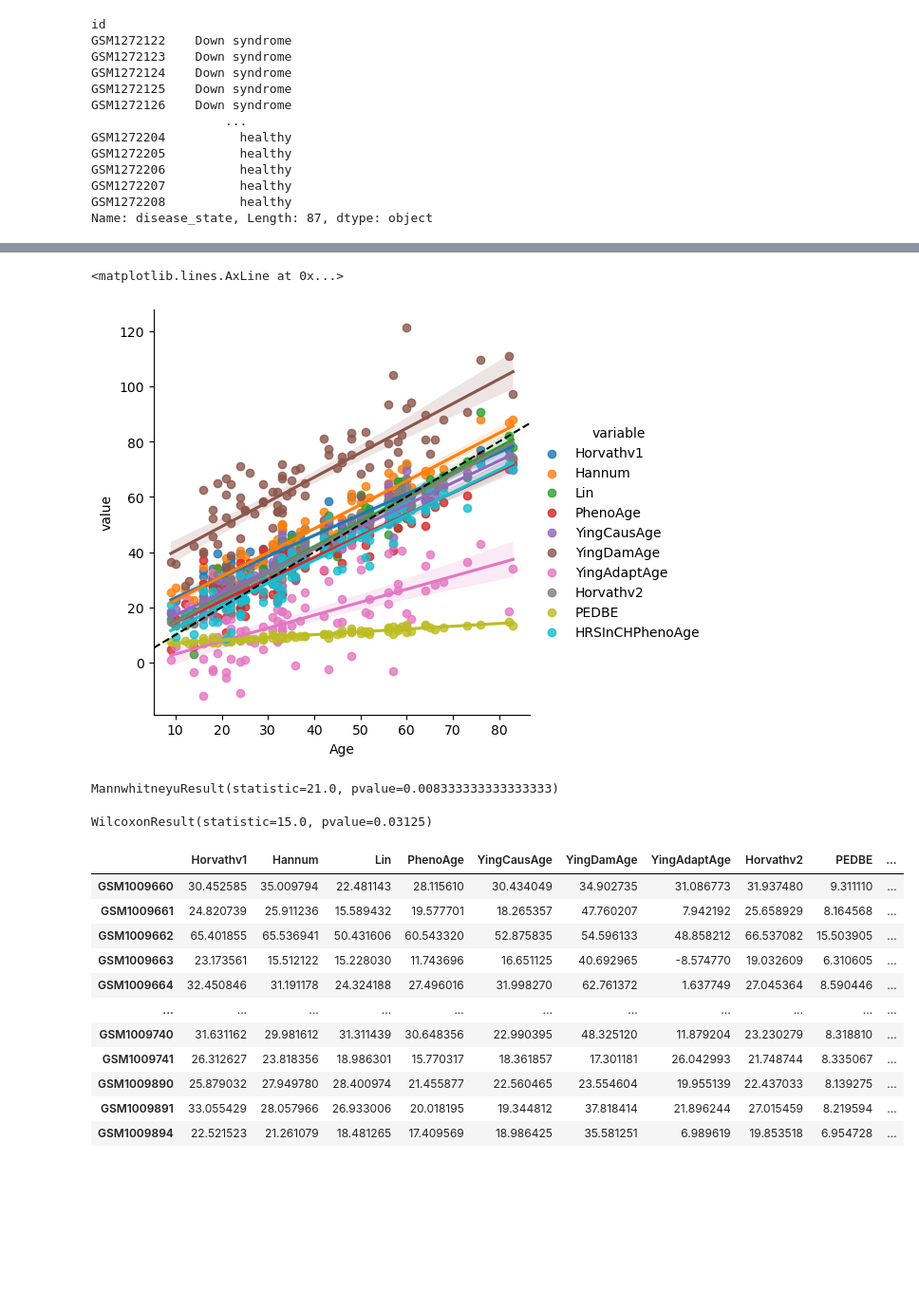
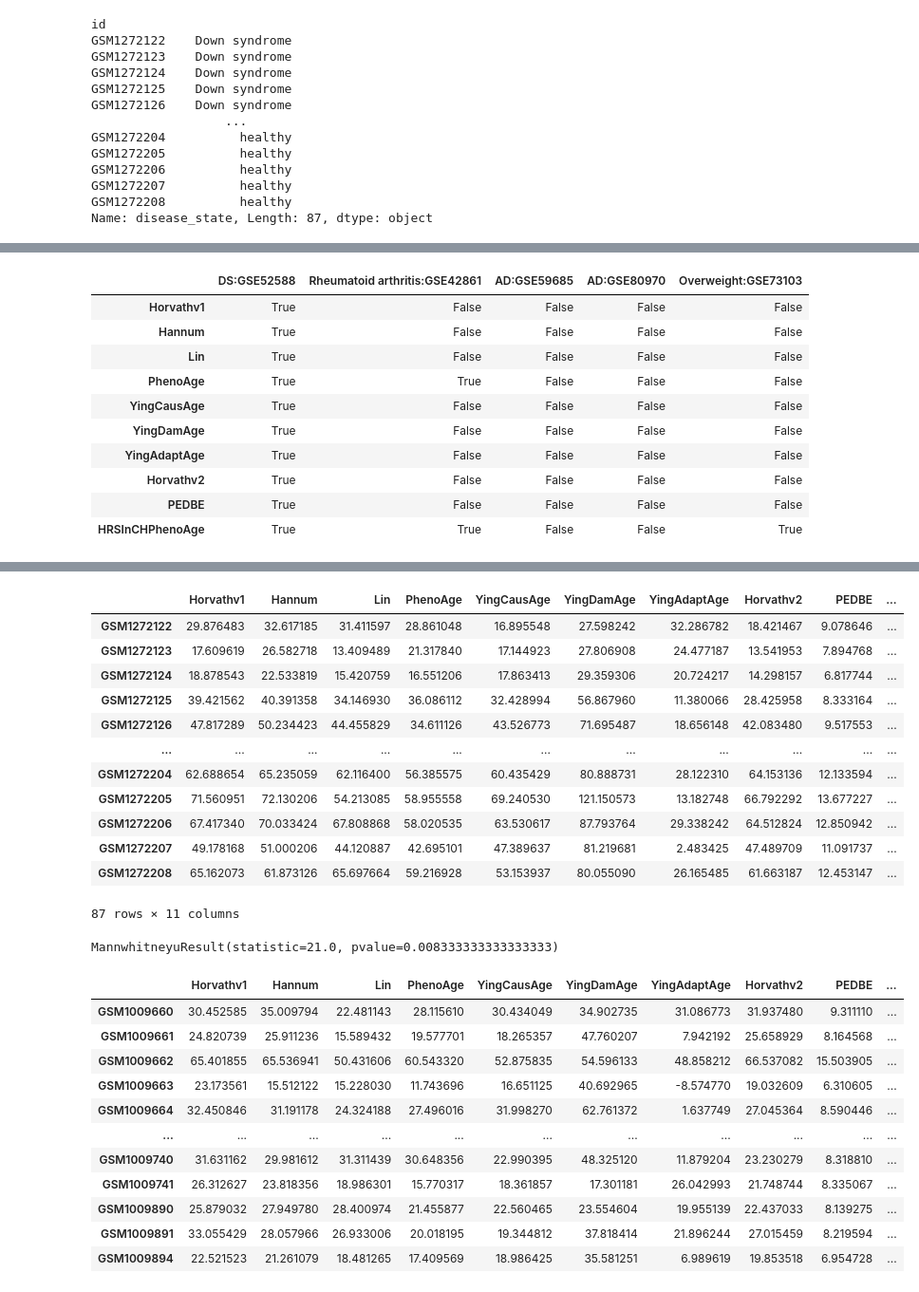
Before and after one commit to ComputationalAgingLab/ComputAge, a Jupyter notebook: benchmarking.ipynb, the cells around one changed output, grey strips where cells are left out. Shown at 95% size. Cells and saved outputs as stored; diff of their text form; code cells hidden in the pictures; blank space fills up the shorter version.

Commit message:
benchmarking notebook added, published clocks benchmarked on 5 datasets

```diff
--- a/benchmarking.ipynb
+++ b/benchmarking.ipynb
@@ -68,0 +71,23 @@ for k in tqdm(keys):
+# %%
+PREFIX = '/tank/projects/computage/benchmarking/'
+epibench_config = {
+                    'GSE52588':{'path':f'{PREFIX}GSE52588.pkl.gz',
+                               'condition':'DS'
+                               },
+                    'GSE42861':{'path':f'{PREFIX}GSE42861.pkl.gz',
+                               'condition':'Rheumatoid arthritis',
+                               },
+                    'GSE59685':{'path':f'{PREFIX}GSE59685.pkl.gz',
+                               'condition':'AD',
+                               },
+                    'GSE80970':{'path':f'{PREFIX}GSE80970.pkl.gz',
+                               'condition':'AD',
+                               },
+                    'GSE73103':{'path':f'{PREFIX}GSE73103.pkl.gz',
+                               'condition':'Overweight',
+                               },
+                   }
+# %%
+dnam, meta = pd.read_pickle(epibench_config['GSE157131']['path'],
+                            compression='gzip').values()
+meta['Condition'].value_counts()
@@ -69 +163,15 @@ for k in tqdm(keys):
+# %%
+bench_results < 0.05
+# %% [output]
+|  | DS:GSE52588 | Rheumatoid arthritis:GSE42861 | AD:GSE59685 | AD:GSE80970 | Overweight:GSE73103 |
+| Horvathv1 | True | False | False | False | False |
+| Hannum | True | False | False | False | False |
+| Lin | True | False | False | False | False |
+| PhenoAge | True | True | False | False | False |
+| YingCausAge | True | False | False | False | False |
+| YingDamAge | True | False | False | False | False |
+| YingAdaptAge | True | False | False | False | False |
+| Horvathv2 | True | False | False | False | False |
+| PEDBE | True | False | False | False | False |
+| HRSInCHPhenoAge | True | True | False | False | True |
 # %%
@@ -94,27 +202,34 @@ import pandas as pd
 
 
 plot_data = pd.DataFrame(predictions)
-plot_data['Age'] = data.metadata['age']
-plot_data['Disease'] = data.metadata['disease_state']
-disease_data = plot_data[plot_data['Disease'] == 'Down syndrome'].drop('Disease', axis=1) #schiszofrenia
-plot_data_melted = pd.melt(plot_data, id_vars=['Age', 'Disease'])
+plot_data['Age'] = data.metadata['Age']
+# plot_data['Disease'] = data.metadata['disease_state']
+# disease_data = plot_data[plot_data['Disease'] == 'Down syndrome'].drop('Disease', axis=1) #schiszofrenia
+# plot_data_melted = pd.melt(plot_data, id_vars=['Age', 'Disease'])
 
-sn.lmplot(data=plot_data_melted, x='Age', y='value', hue='variable');
-plt.axline([20, 20], [70, 70], ls='--', color='k')
+# sn.lmplot(data=plot_data_melted, x='Age', y='value', hue='variable');
+# plt.axline([20, 20], [70, 70], ls='--', color='k')
-# %% [output]
-<matplotlib.lines.AxLine at 0x...>
-[figure, removed]
+# %%
+plot_data
+# %% [output]
+|  | Horvathv1 | Hannum | Lin | PhenoAge | YingCausAge | YingDamAge | YingAdaptAge | Horvathv2 | PEDBE | ... |
+| GSM1272122 | 29.876483 | 32.617185 | 31.411597 | 28.861048 | 16.895548 | 27.598242 | 32.286782 | 18.421467 | 9.078646 | ... |
+| GSM1272123 | 17.609619 | 26.582718 | 13.409489 | 21.317840 | 17.144923 | 27.806908 | 24.477187 | 13.541953 | 7.894768 | ... |
+| GSM1272124 | 18.878543 | 22.533819 | 15.420759 | 16.551206 | 17.863413 | 29.359306 | 20.724217 | 14.298157 | 6.817744 | ... |
+| GSM1272125 | 39.421562 | 40.391358 | 34.146930 | 36.086112 | 32.428994 | 56.867960 | 11.380066 | 28.425958 | 8.333164 | ... |
+| GSM1272126 | 47.817289 | 50.234423 | 44.455829 | 34.611126 | 43.526773 | 71.695487 | 18.656148 | 42.083480 | 9.517553 | ... |
+| ... | ... | ... | ... | ... | ... | ... | ... | ... | ... | ... |
+| GSM1272204 | 62.688654 | 65.235059 | 62.116400 | 56.385575 | 60.435429 | 80.888731 | 28.122310 | 64.153136 | 12.133594 | ... |
+| GSM1272205 | 71.560951 | 72.130206 | 54.213085 | 58.955558 | 69.240530 | 121.150573 | 13.182748 | 66.792292 | 13.677227 | ... |
+| GSM1272206 | 67.417340 | 70.033424 | 67.808868 | 58.020535 | 63.530617 | 87.793764 | 29.338242 | 64.512824 | 12.850942 | ... |
+| GSM1272207 | 49.178168 | 51.000206 | 44.120887 | 42.695101 | 47.389637 | 81.219681 | 2.483425 | 47.489709 | 11.091737 | ... |
+| GSM1272208 | 65.162073 | 61.873126 | 65.697664 | 59.216928 | 53.153937 | 80.055090 | 26.165485 | 61.663187 | 12.453147 | ... |
+87 rows × 11 columns
 # %%
 from scipy.stats import mannwhitneyu
 mannwhitneyu([10,12,9], [4,5,6,7,2,1,3], alternative='greater')
 # %% [output]
 MannwhitneyuResult(statistic=21.0, pvalue=0.008333333333333333)
-# %%
-from scipy.stats import ranksums, wilcoxon
-
-wilcoxon([1,10,0.0001,0.0001,0.1], alternative='greater')
-# %% [output]
-WilcoxonResult(statistic=15.0, pvalue=0.03125)
 # %%
 def single_dataset_benchmarking():
     pass
```
Also changed, not shown: parts of 9 cells of this notebook.
